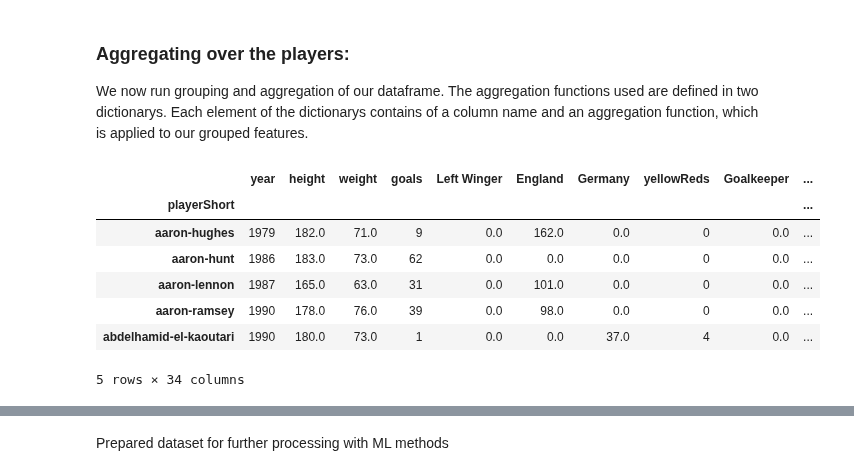
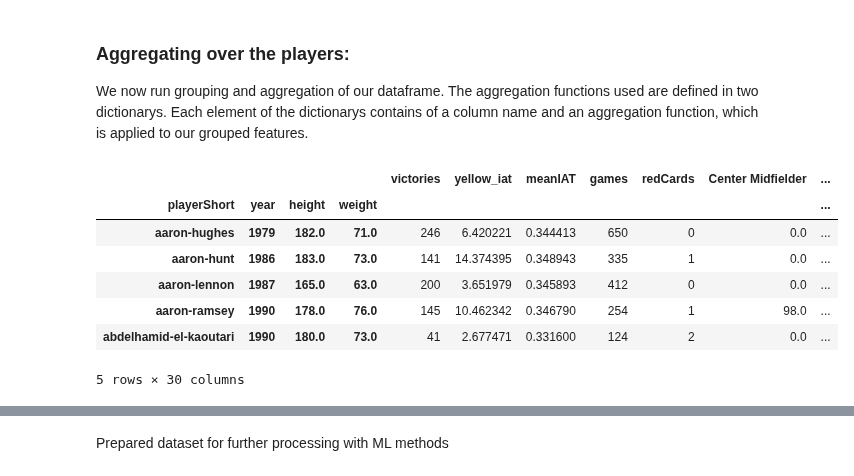
Before and after one commit to PaluchowskiMatthew/ADA-Kepler, a Jupyter notebook: 05 - Applied ML/Applied ML - Learning curve and grid search.ipynb, the cells around one changed output, grey strips where cells are left out. Cells and saved outputs as stored; diff of their text form; code cells hidden in the pictures.

```diff
--- a/05 - Applied ML/Applied ML - Learning curve and grid search.ipynb
+++ b/05 - Applied ML/Applied ML - Learning curve and grid search.ipynb
@@ -244,0 +213,3 @@ one_hot_encoded_features.head()
+# %%
+position_encoded = pd.get_dummies(has_class['position'])
+position_encoded.head()
@@ -293,0 +227,12 @@ features_with_gen = features_one_hot_encoded.join(combIAT)
+# %%
+# Our hypothesis is that the combination of the referees 'discrimination score' and cards given,
+# might help us classify the players. E.g., if a player got many cards from racist referees,
+# he is more likely dark-skinned.
+
+red_comb = has_class['redCards'] * has_class['meanIAT']
+yellow_comb = has_class['yellowCards'] * has_class['meanIAT']
+yellow_red_comb = has_class['yellowReds'] * has_class['meanIAT']
+
+cards_iat = pd.concat([red_comb, yellow_comb, yellow_red_comb], axis=1)
+cards_iat.columns = ['red_iat', 'yellow_iat', 'red_yellow_iat']
+cards_iat.head(6)
@@ -293,0 +249,8 @@ features_with_gen = features_one_hot_encoded.join(combIAT)
+# %%
+columns_from_orig = ['playerShort', 'year', 'height', 'weight', 'games', 'victories','ties', 'defeats','goals','yellowCards',
+                     'yellowReds','redCards','meanIAT', 'nIAT', 'seIAT', 'meanExp', 'nExp', 'seExp']
+
+colomns_one_hot_enoded = countries_encoded.columns | position_encoded.columns
+
+features = has_class[columns_from_orig].join(countries_encoded).join(position_encoded).join(cards_iat).join(binary_class)
+features.head()
@@ -297,21 +268,28 @@ features_with_gen = features_one_hot_encoded.join(combIAT)
 We now run grouping and aggregation of our dataframe. The aggregation functions used are defined in two dictionarys.
 Each element of the dictionarys contains of a column name and an aggregation function, which is applied to our grouped features.
 # %%
-grouped_features = features_with_gen.groupby(['playerShort','year','height', 'weight'])
+players = features.groupby(['playerShort','year','height', 'weight'])
 
-# Aggregating with max gives us a logical OR on the one hot encoded features
-one_hot_enc_aggfunc_mapping = {i: sum for i in one_hot_encoded_features.columns}
-column_aggfunc_mapping = {'rater_mean': max,'games': sum, 'victories': sum, 'ties': sum, 'defeats': sum, 'goals': sum, 'yellowCards': sum, 'yellowReds': sum, 'redCards': sum, 'meanIAT': np.mean, 'nIAT': np.mean, 'meanExp': np.mean, 'nExp': np.mean, 'combIAT': sum}
+# We sum over the one hot encoded features
+one_hot_aggregation = {i: sum for i in colomns_one_hot_enoded}
 
-aggregated_features = grouped_features.agg({**one_hot_enc_aggfunc_mapping, **column_aggfunc_mapping})
-aggregated_features = aggregated_features.reset_index().set_index('playerShort')
-aggregated_features.head()
+# And then sum over games, victories, ties, defeats, goals, cards,
+column_aggfunc_mapping = {'class': max, 'games': sum, 'victories': sum, 'ties': sum, 'defeats': sum, 'goals': sum,
+                          'yellowCards': sum, 'yellowReds': sum, 'redCards': sum, 'red_iat': sum,
+                          'yellow_iat': sum, 'red_yellow_iat': sum, 'meanIAT': np.mean, 'nIAT': np.mean}
+
+# Union the aggregation function dicts
+agg_funcs = {**one_hot_aggregation, **column_aggfunc_mapping}
+
+agg_features = players.agg(agg_funcs)
+agg_features.reset_index().set_index('playerShort')
+agg_features.head()
 # %% [output]
-|  | year | height | weight | goals | Left Winger | England | Germany | yellowReds | Goalkeeper | ... |
-| playerShort |  |  |  |  |  |  |  |  |  | ... |
-| aaron-hughes | 1979 | 182.0 | 71.0 | 9 | 0.0 | 162.0 | 0.0 | 0 | 0.0 | ... |
-| aaron-hunt | 1986 | 183.0 | 73.0 | 62 | 0.0 | 0.0 | 0.0 | 0 | 0.0 | ... |
-| aaron-lennon | 1987 | 165.0 | 63.0 | 31 | 0.0 | 101.0 | 0.0 | 0 | 0.0 | ... |
-| aaron-ramsey | 1990 | 178.0 | 76.0 | 39 | 0.0 | 98.0 | 0.0 | 0 | 0.0 | ... |
-| abdelhamid-el-kaoutari | 1990 | 180.0 | 73.0 | 1 | 0.0 | 0.0 | 37.0 | 4 | 0.0 | ... |
+|  |  |  |  | victories | yellow_iat | meanIAT | games | redCards | Center Midfielder | ... |
+| playerShort | year | height | weight |  |  |  |  |  |  | ... |
+| aaron-hughes | 1979 | 182.0 | 71.0 | 246 | 6.420221 | 0.344413 | 650 | 0 | 0.0 | ... |
+| aaron-hunt | 1986 | 183.0 | 73.0 | 141 | 14.374395 | 0.348943 | 335 | 1 | 0.0 | ... |
+| aaron-lennon | 1987 | 165.0 | 63.0 | 200 | 3.651979 | 0.345893 | 412 | 0 | 0.0 | ... |
+| aaron-ramsey | 1990 | 178.0 | 76.0 | 145 | 10.462342 | 0.346790 | 254 | 1 | 98.0 | ... |
+| abdelhamid-el-kaoutari | 1990 | 180.0 | 73.0 | 41 | 2.677471 | 0.331600 | 124 | 2 | 0.0 | ... |
-5 rows × 34 columns
+5 rows × 30 columns
```
Also changed, not shown: parts of 74 cells of this notebook.
